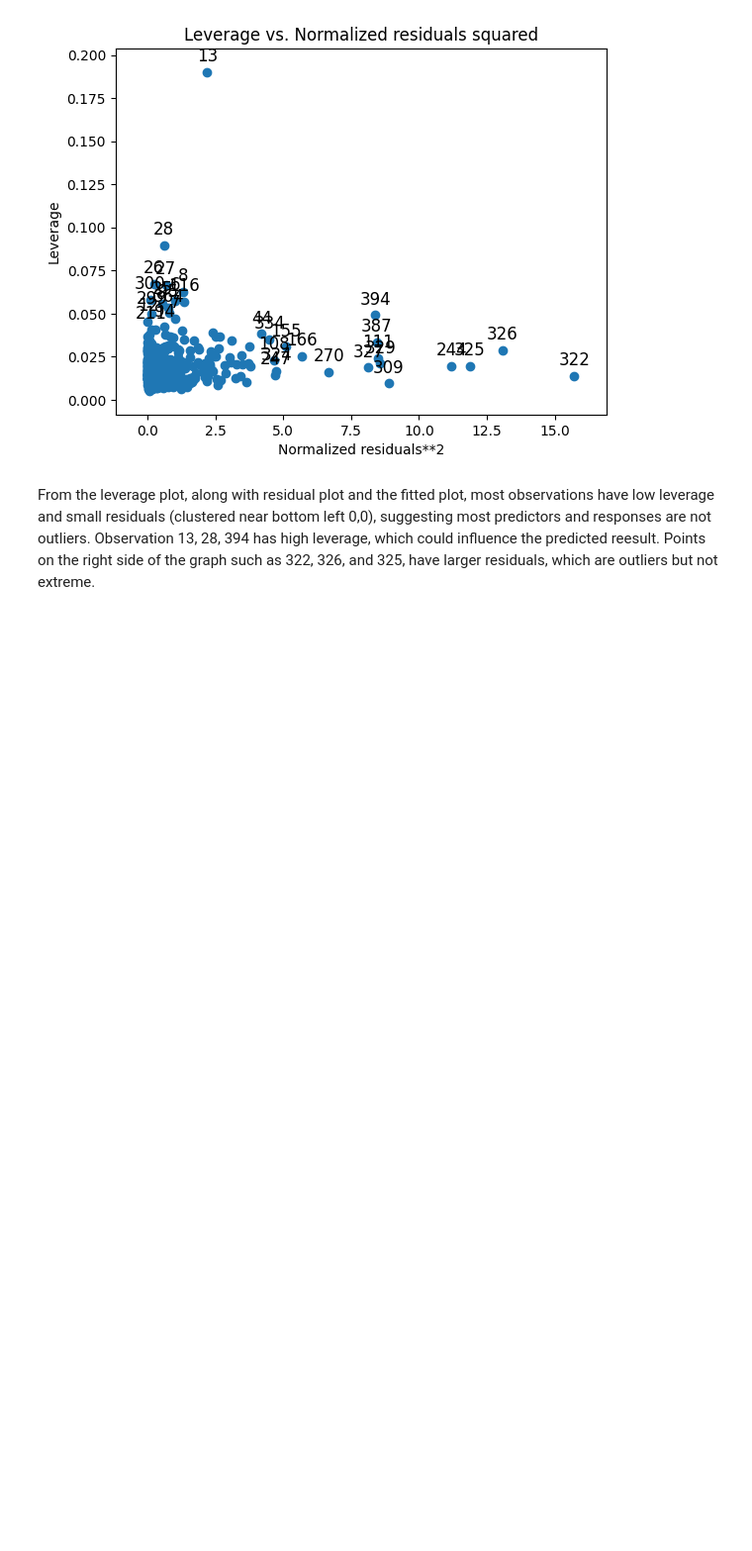
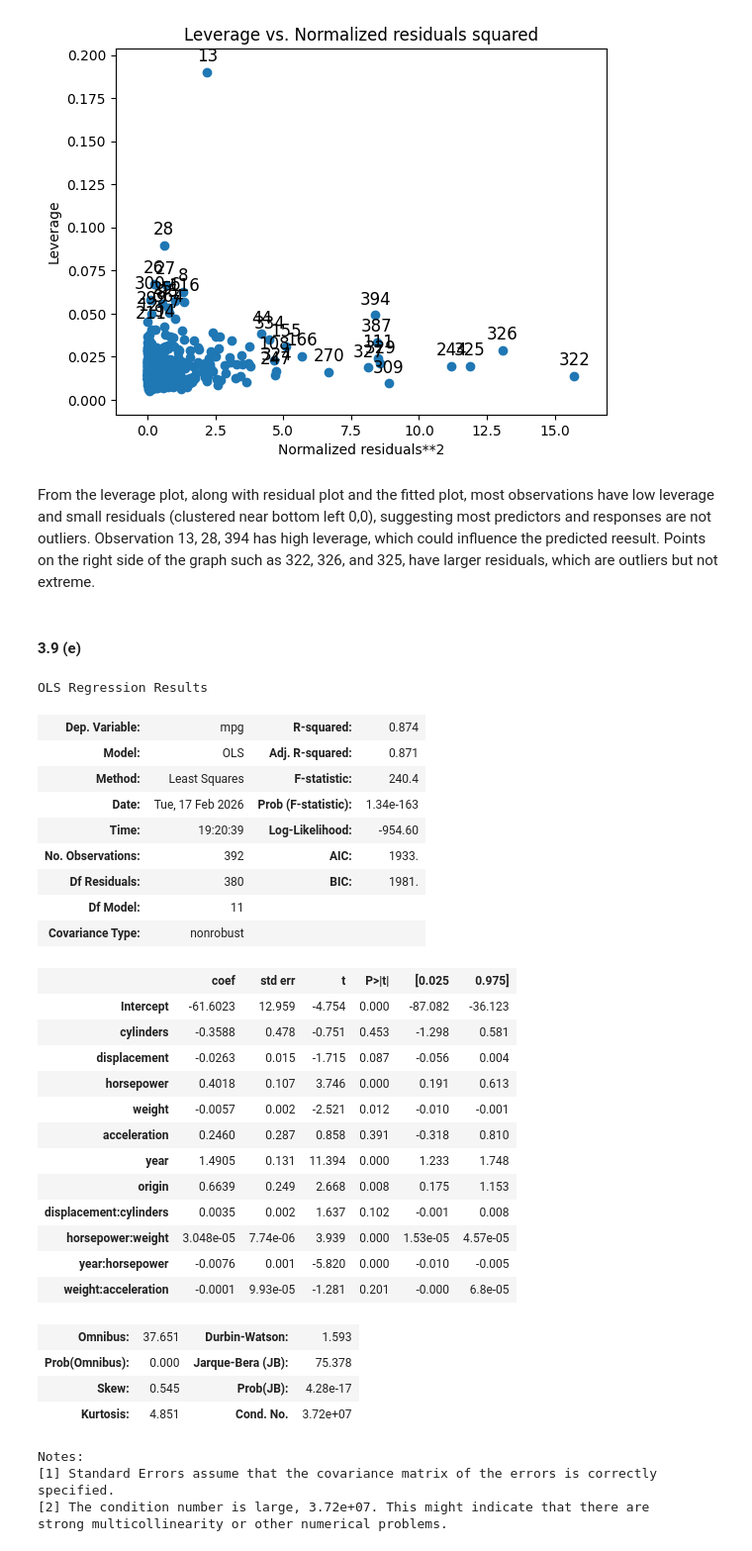
Before and after one commit to mw1296/DSAN5300, a Jupyter notebook: homeworks/HW-2/HW-2.ipynb, the cells around one changed output. Shown at 99% size. Saved outputs shown, nothing was run; the diff lists cells and outputs as text; code cells hidden in the pictures; blank space fills up the shorter version.

```diff
--- a/homeworks/HW-2/HW-2.ipynb
+++ b/homeworks/HW-2/HW-2.ipynb
@@ -281,3 +281,45 @@ plot_leverage_resid2(mlr_model)
 [figure]
 # %% [markdown]
 From the leverage plot, along with residual plot and the fitted plot, most observations have low leverage and small residuals (clustered near bottom left 0,0), suggesting most predictors and responses are not outliers. Observation 13, 28, 394 has high leverage, which could influence the predicted reesult. Points on the right side of the graph such as 322, 326, and 325, have larger residuals, which are outliers but not extreme.
+# %% [markdown]
+#### 3.9 (e)
+# %%
+# fit a model to add interaction of cycliner * displacement, horsepower * weight and year * acceleration
+mlr_model_interactions = smf.ols(
+    'mpg ~ cylinders + displacement + horsepower + weight + acceleration + year + origin + displacement * cylinders + horsepower * weight + year * horsepower + weight * acceleration',
+    data=df
+).fit()
+
+mlr_model_interactions.summary()
+# %% [output]
+OLS Regression Results
+| Dep. Variable: | mpg | R-squared: | 0.874 |
+| Model: | OLS | Adj. R-squared: | 0.871 |
+| Method: | Least Squares | F-statistic: | 240.4 |
+| Date: | Tue, 17 Feb 2026 | Prob (F-statistic): | 1.34e-163 |
+| Time: | 19:20:39 | Log-Likelihood: | -954.60 |
+| No. Observations: | 392 | AIC: | 1933. |
+| Df Residuals: | 380 | BIC: | 1981. |
+| Df Model: | 11 |  |  |
+| Covariance Type: | nonrobust |  |  |
+|  | coef | std err | t | P>|t| | [0.025 | 0.975] |
+| Intercept | -61.6023 | 12.959 | -4.754 | 0.000 | -87.082 | -36.123 |
+| cylinders | -0.3588 | 0.478 | -0.751 | 0.453 | -1.298 | 0.581 |
+| displacement | -0.0263 | 0.015 | -1.715 | 0.087 | -0.056 | 0.004 |
+| horsepower | 0.4018 | 0.107 | 3.746 | 0.000 | 0.191 | 0.613 |
+| weight | -0.0057 | 0.002 | -2.521 | 0.012 | -0.010 | -0.001 |
+| acceleration | 0.2460 | 0.287 | 0.858 | 0.391 | -0.318 | 0.810 |
+| year | 1.4905 | 0.131 | 11.394 | 0.000 | 1.233 | 1.748 |
+| origin | 0.6639 | 0.249 | 2.668 | 0.008 | 0.175 | 1.153 |
+| displacement:cylinders | 0.0035 | 0.002 | 1.637 | 0.102 | -0.001 | 0.008 |
+| horsepower:weight | 3.048e-05 | 7.74e-06 | 3.939 | 0.000 | 1.53e-05 | 4.57e-05 |
+| year:horsepower | -0.0076 | 0.001 | -5.820 | 0.000 | -0.010 | -0.005 |
+| weight:acceleration | -0.0001 | 9.93e-05 | -1.281 | 0.201 | -0.000 | 6.8e-05 |
+| Omnibus: | 37.651 | Durbin-Watson: | 1.593 |
+| Prob(Omnibus): | 0.000 | Jarque-Bera (JB): | 75.378 |
+| Skew: | 0.545 | Prob(JB): | 4.28e-17 |
+| Kurtosis: | 4.851 | Cond. No. | 3.72e+07 |
+Notes:
+[1] Standard Errors assume that the covariance matrix of the errors is correctly specified.
+[2] The condition number is large, 3.72e+07. This might indicate that there are
+strong multicollinearity or other numerical problems.
```
Also changed, not shown: parts of 6 cells of this notebook.
